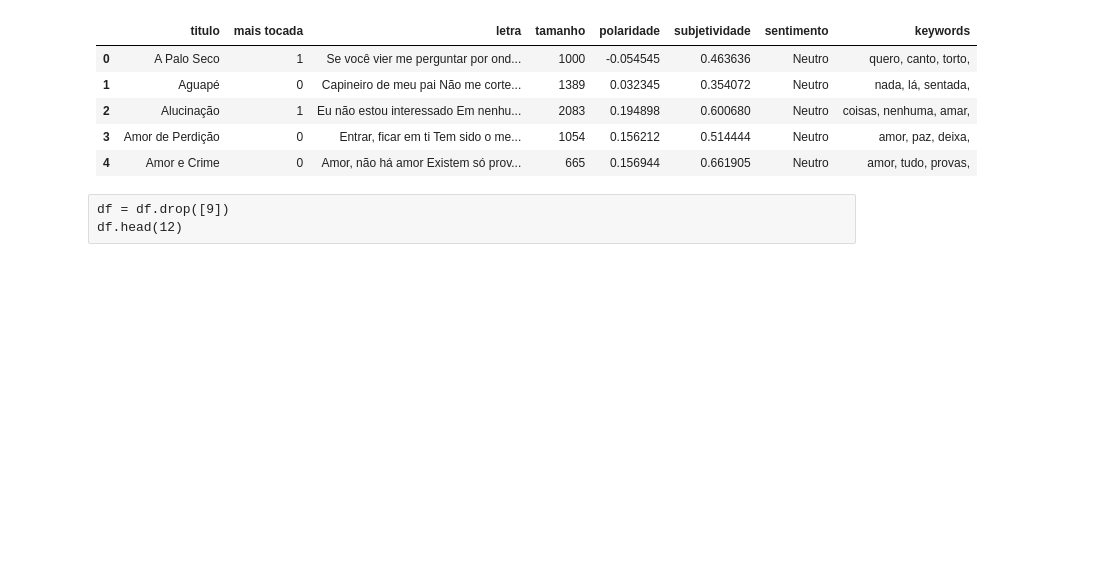
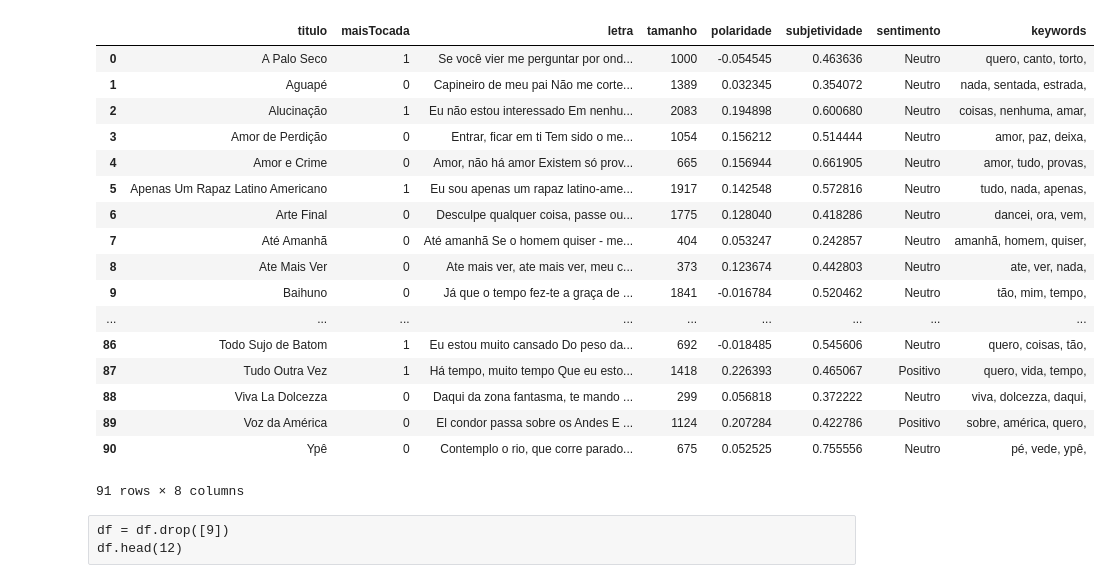
Before and after one commit to cabrau/datavis-course, a Jupyter notebook: projeto_final/pre_processing_text.ipynb, the cells around one changed output. Cells and saved outputs as stored; diff of their text form; code cells hidden in the pictures; blank space fills up the shorter version.

```diff
--- a/projeto_final/pre_processing_text.ipynb
+++ b/projeto_final/pre_processing_text.ipynb
@@ -10,14 +10,26 @@ import seaborn as sns
 # %%
 df = pd.read_csv('belchior.csv',sep='¢')
 # %%
-df.head()
+df
 # %% [output]
-|  | titulo | mais tocada | letra | tamanho | polaridade | subjetividade | sentimento | keywords |
+|  | titulo | maisTocada | letra | tamanho | polaridade | subjetividade | sentimento | keywords |
 | 0 | A Palo Seco | 1 | Se você vier me perguntar por ond... | 1000 | -0.054545 | 0.463636 | Neutro | quero, canto, torto, |
-| 1 | Aguapé | 0 | Capineiro de meu pai Não me corte... | 1389 | 0.032345 | 0.354072 | Neutro | nada, lá, sentada, |
+| 1 | Aguapé | 0 | Capineiro de meu pai Não me corte... | 1389 | 0.032345 | 0.354072 | Neutro | nada, sentada, estrada, |
 | 2 | Alucinação | 1 | Eu não estou interessado Em nenhu... | 2083 | 0.194898 | 0.600680 | Neutro | coisas, nenhuma, amar, |
 | 3 | Amor de Perdição | 0 | Entrar, ficar em ti Tem sido o me... | 1054 | 0.156212 | 0.514444 | Neutro | amor, paz, deixa, |
 | 4 | Amor e Crime | 0 | Amor, não há amor Existem só prov... | 665 | 0.156944 | 0.661905 | Neutro | amor, tudo, provas, |
+| 5 | Apenas Um Rapaz Latino Americano | 1 | Eu sou apenas um rapaz latino-ame... | 1917 | 0.142548 | 0.572816 | Neutro | tudo, nada, apenas, |
+| 6 | Arte Final | 0 | Desculpe qualquer coisa, passe ou... | 1775 | 0.128040 | 0.418286 | Neutro | dancei, ora, vem, |
+| 7 | Até Amanhã | 0 | Até amanhã Se o homem quiser - me... | 404 | 0.053247 | 0.242857 | Neutro | amanhã, homem, quiser, |
+| 8 | Ate Mais Ver | 0 | Ate mais ver, ate mais ver, meu c... | 373 | 0.123674 | 0.442803 | Neutro | ate, ver, nada, |
+| 9 | Baihuno | 0 | Já que o tempo fez-te a graça de ... | 1841 | -0.016784 | 0.520462 | Neutro | tão, mim, tempo, |
+| ... | ... | ... | ... | ... | ... | ... | ... | ... |
+| 86 | Todo Sujo de Batom | 1 | Eu estou muito cansado Do peso da... | 692 | -0.018485 | 0.545606 | Neutro | quero, coisas, tão, |
+| 87 | Tudo Outra Vez | 1 | Há tempo, muito tempo Que eu esto... | 1418 | 0.226393 | 0.465067 | Positivo | quero, vida, tempo, |
+| 88 | Viva La Dolcezza | 0 | Daqui da zona fantasma, te mando ... | 299 | 0.056818 | 0.372222 | Neutro | viva, dolcezza, daqui, |
+| 89 | Voz da América | 0 | El condor passa sobre os Andes E ... | 1124 | 0.207284 | 0.422786 | Positivo | sobre, américa, quero, |
+| 90 | Ypê | 0 | Contemplo o rio, que corre parado... | 675 | 0.052525 | 0.755556 | Neutro | pé, vede, ypê, |
+91 rows × 8 columns
 # %% [raw]
 df = df.drop([9])
 df.head(12)
```
Also changed, not shown: parts of 28 cells of this notebook, 6 other files.
